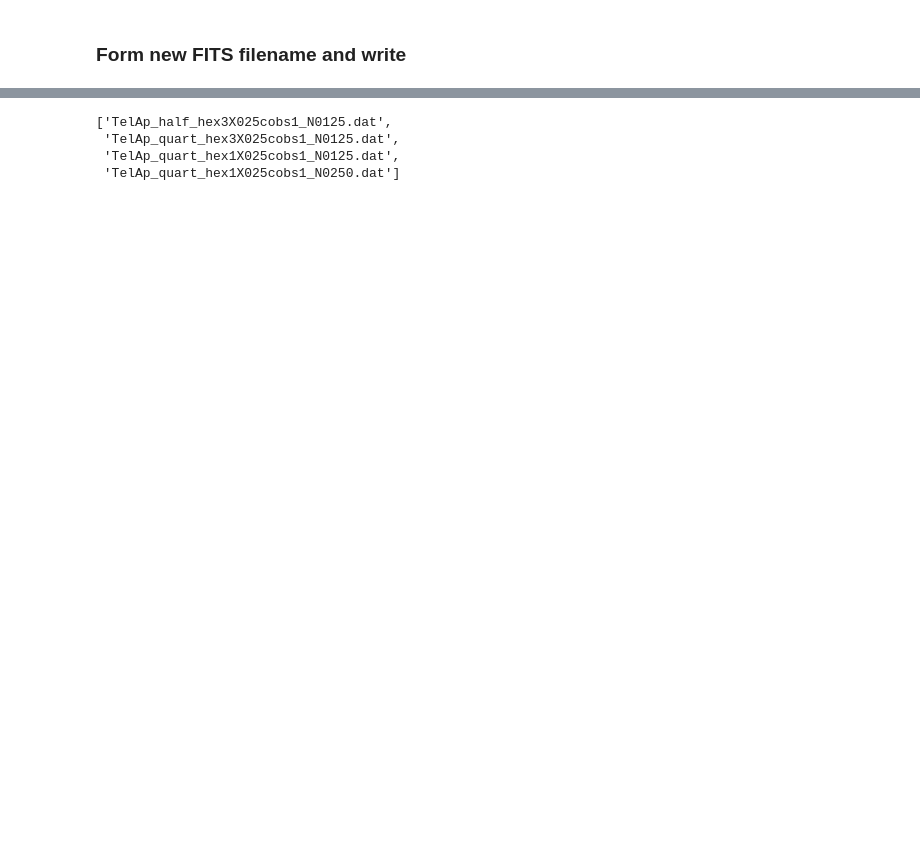
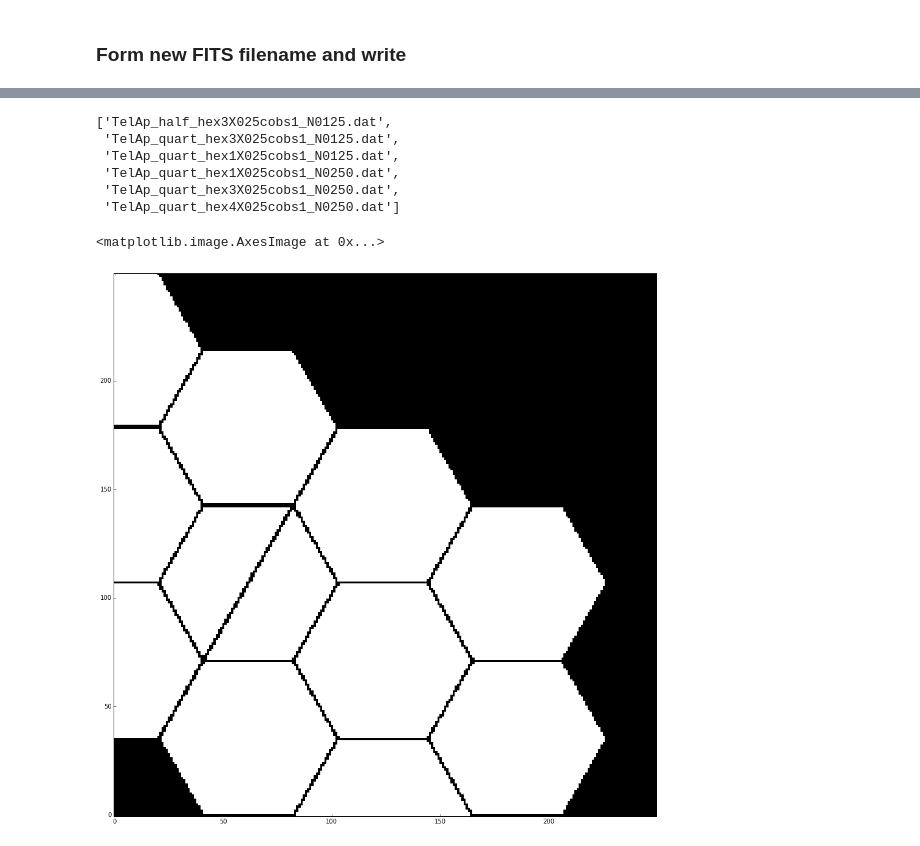
Before and after one commit to neilzim/SCDA, a Jupyter notebook: make_telap.ipynb, the cells around one changed output, grey strips where cells are left out. Saved outputs shown, nothing was run; the diff lists cells and outputs as text; code cells hidden in the pictures; blank space fills up the shorter version.

```diff
--- a/make_telap.ipynb
+++ b/make_telap.ipynb
@@ -26,7 +26,7 @@ telap_dir = os.path.normpath('/astro/opticslab1/SCDA/Apertures/JPL/offset_masks'
 #os.listdir(telap_dir)
 # %%
 #new_telap_dir = os.path.abspath("../InputMasks/TelAp")
-new_telap_dir = os.path.normpath("/astro/opticslab1/SCDA/Apertures/InputMasks_v2/TelAp")
+new_telap_dir = os.path.normpath("/astro/opticslab1/SCDA/Apertures/InputMasks_v4/TelAp")
 if not os.path.exists(new_telap_dir):
     os.mkdir(new_telap_dir)
     print("created {:s} for binned aperture arrays".format(new_telap_dir))
@@ -178,8 +202,13 @@ os.listdir(new_telap_dir)
 ['TelAp_half_hex3X025cobs1_N0125.dat',
  'TelAp_quart_hex3X025cobs1_N0125.dat',
  'TelAp_quart_hex1X025cobs1_N0125.dat',
- 'TelAp_quart_hex1X025cobs1_N0250.dat']
+ 'TelAp_quart_hex1X025cobs1_N0250.dat',
+ 'TelAp_quart_hex3X025cobs1_N0250.dat',
+ 'TelAp_quart_hex4X025cobs1_N0250.dat']
 # %%
-#telap_load = np.loadtxt(telap_binquad_dat_fname)
-#plt.figure(figsize=(16,16))
-#plt.imshow(np.floor(telap_load))
+telap_load = np.loadtxt(telap_bin_dat_fname)
+plt.figure(figsize=(16,16))
+plt.imshow(np.round(telap_load))
+# %% [output]
+<matplotlib.image.AxesImage at 0x...>
+[figure, added]
```
Also changed, not shown: parts of 12 cells of this notebook, 2 other files.
